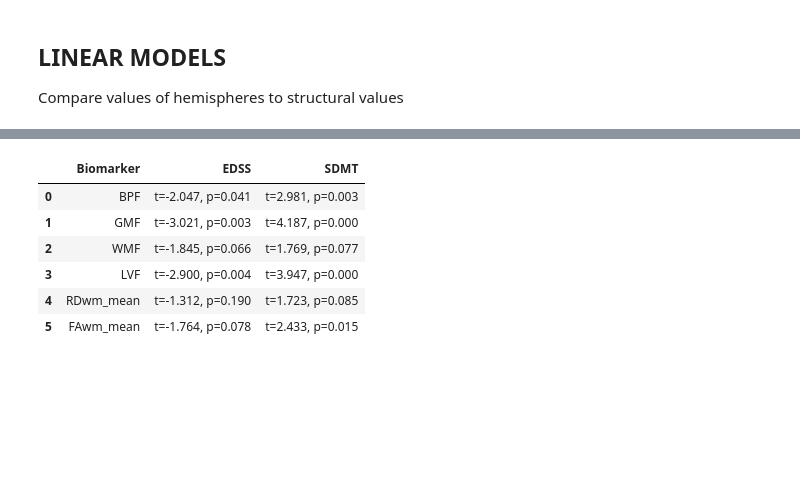
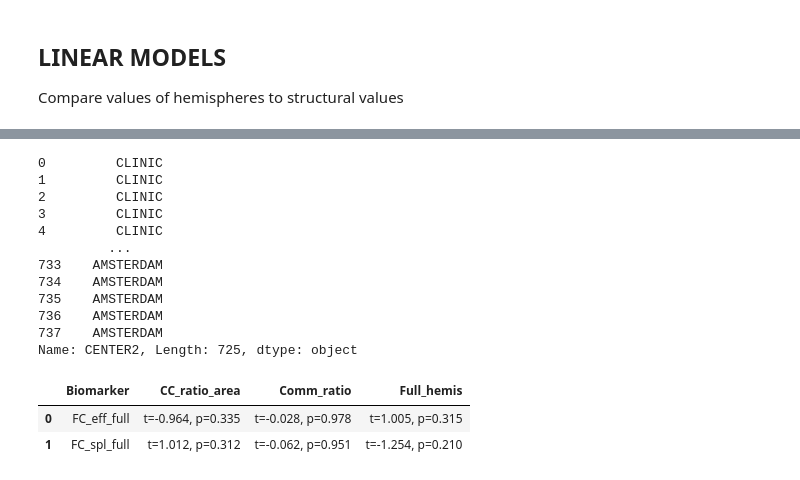
Before and after one commit to GerardMJuan/GraphNetworkMarkers, a Jupyter notebook: linear_models.ipynb, the cells around one changed output, grey strips where cells are left out. Saved outputs shown, nothing was run; the diff lists cells and outputs as text; code cells hidden in the pictures; blank space fills up the shorter version.

```diff
--- a/linear_models.ipynb
+++ b/linear_models.ipynb
@@ -17,20 +21,22 @@ from functools import reduce
 base_dir_linux =  f'/home/extop/GERARD/DATA/MAGNIMS2021/'
 base_dir_win = f'C:/Users/gerar/Documents/graph_values/'
 
-csv_cc = f'{base_dir_win}/cc.csv'
-csv_hemis = f'{base_dir_win}/graph_intrainter_cort_G_SC.csv'
-csv_hemis_nodes = f'{base_dir_win}/graph_nodes_SC.csv'
-csv_total = f'{base_dir_win}/data_total.csv'
-extracted_values_path  = f'{base_dir_win}/extracted_values.csv'
+csv_cc = f'{base_dir_linux}/cc.csv'
+csv_hemis = f'{base_dir_linux}/graph_values/graph_intrainter_cort_G_SC.csv'
+csv_hemis_FC = f'{base_dir_linux}/graph_values/graph_G_FC.csv'
+csv_hemis_nodes = f'{base_dir_linux}/graph_values/graph_nodes_SC.csv'
+csv_total = f'{base_dir_linux}/data_total.csv'
+extracted_values_path  = f'{base_dir_linux}/extracted_values.csv'
 
 df_cc = pd.read_csv(csv_cc)
 df_hemis = pd.read_csv(csv_hemis)
+df_hemis_FC = pd.read_csv(csv_hemis_FC)
 df_extracted = pd.read_csv(extracted_values_path)
 df_hemis_nodes = pd.read_csv(csv_hemis_nodes)
 df_total = pd.read_csv(csv_total)
 # %%
 # merge results and total
-data_frames = [df_total, df_cc, df_hemis, df_extracted]
+data_frames = [df_total, df_cc, df_hemis, df_extracted, df_hemis_FC]
 df_merged = reduce(lambda  left,right: pd.merge(left,right,on=["SubjID", "CENTER"]), data_frames)
 
 df_merged = df_merged[df_merged.QC == "Y"]
@@ -39,6 +45,8 @@ len(df_merged)
 df_merged['disease'] = np.where(df_merged['GROUP']=='HC', "HC", "MS")
 
 df_merged["Full_hemis"] = ( df_merged["SC_L_avg_spl"] + df_merged["SC_R_avg_spl"] ) / 2
+df_merged["FC_spl_full"] = ( df_merged["FC_L_avg_spl"] + df_merged["FC_R_avg_spl"] ) / 2
+df_merged["FC_eff_full"] = ( df_merged["FC_L_efficiency"] + df_merged["FC_R_efficiency"] ) / 2
 
 df_merged["Full_CC"] = df_merged["CC_Posterior"] + df_merged["CC_Mid_Posterior"] + df_merged["CC_Central"] + df_merged["CC_Mid_Anterior"] + df_merged["CC_Anterior"]
 df_merged["Comm_ratio_approx"] = ( df_merged["CC_Posterior"] + df_merged["CC_Mid_Posterior"] + df_merged["CC_Central"] + df_merged["CC_Mid_Anterior"] + df_merged["CC_Anterior"] ) / df_merged["EstimatedTotalIntraCranialVol"]
@@ -129,47 +414,63 @@ Full_CC
 Comm_ratio_approx
 CC_ratio_area
 Full_hemis
+FC_eff_full
+FC_spl_full
+
 """
+print(df_merged["CENTER2"])
+# direct linear model
+structural_dmg_vars = ["FC_eff_full", "FC_spl_full"]
+dependent_vars = ["Full_hemis", "Comm_ratio", "CC_ratio_area"]
 
-structural_dmg_vars = ["BPF", "GMF", "WMF", "LVF", "RDwm_mean", "FAwm_mean"]
+## linear models accounting for structural dmg
+# structural_dmg_vars = ["BPF", "GMF", "WMF", "LVF", "RDwm_mean", "FAwm_mean"]
+# dependent_vars = ["EDSS", "SDMT"]
 df_results_glm = pd.DataFrame()
-dependent_vars = ["EDSS", "SDMT"]
-variable_to_test_for = "Full_hemis"
+variable_to_test_for = "CC_ratio_area"
 type_of_model = "glm" # "logit" or "glm"
 
 for biomarker in structural_dmg_vars:
 
     results_to_save = {}
     for xvar in dependent_vars:
         df_figure = df_merged.dropna(subset=[biomarker])
 
         #normalize between 0 and 1 the values of the biomarker
         if type_of_model == "logit":
             df_figure[dependent_vars] = (df_figure[dependent_vars] - df_figure[dependent_vars].min()) / (df_figure[dependent_vars].max() - df_figure[dependent_vars].min())
 
-        formula = f'{xvar} ~ {variable_to_test_for} + {biomarker} + AGE + C(SEX) + C(CENTER2)'
+        formula = f'{biomarker} ~ {xvar} + AGE + C(SEX) + C(CENTER2)'
 
         if type_of_model == "logit":
             results = smf.logit(formula, data=df_figure).fit()
         elif type_of_model == "glm":
             results = smf.ols(formula, data=df_figure).fit()
         else: results = "NA"
-        tstat = results.tvalues[variable_to_test_for] # tstat value for the test, biomarker
-        pval = results.pvalues[variable_to_test_for] # pval for the test, bimoarker
+        tstat = results.tvalues[xvar] # tstat value for the test, biomarker
+        pval = results.pvalues[xvar] # pval for the test, bimoarker
         str_save = f"t={tstat:.3f}, p={pval:.3f}"
 
         results_to_save[xvar] = str_save
 
-    df_results_glm = df_results_glm.append({'Biomarker': biomarker, 'EDSS': results_to_save["EDSS"], 'SDMT': results_to_save["SDMT"]}, ignore_index=True)
+    df_results_glm = df_results_glm.append({'Biomarker': biomarker, 'Full_hemis': results_to_save["Full_hemis"], 'Comm_ratio': results_to_save["Comm_ratio"], 'CC_ratio_area': results_to_save["CC_ratio_area"]}, ignore_index=True)
 
 # remove index from df
 df_results_glm = df_results_glm.reset_index(drop=True)
 display(df_results_glm)
 # %% [output]
+0         CLINIC
+1         CLINIC
+2         CLINIC
+3         CLINIC
+4         CLINIC
+         ...
+733    AMSTERDAM
+734    AMSTERDAM
+735    AMSTERDAM
+736    AMSTERDAM
+737    AMSTERDAM
+Name: CENTER2, Length: 725, dtype: object
-|  | Biomarker | EDSS | SDMT |
-| 0 | BPF | t=-2.047, p=0.041 | t=2.981, p=0.003 |
-| 1 | GMF | t=-3.021, p=0.003 | t=4.187, p=0.000 |
-| 2 | WMF | t=-1.845, p=0.066 | t=1.769, p=0.077 |
-| 3 | LVF | t=-2.900, p=0.004 | t=3.947, p=0.000 |
-| 4 | RDwm_mean | t=-1.312, p=0.190 | t=1.723, p=0.085 |
-| 5 | FAwm_mean | t=-1.764, p=0.078 | t=2.433, p=0.015 |
+|  | Biomarker | CC_ratio_area | Comm_ratio | Full_hemis |
+| 0 | FC_eff_full | t=-0.964, p=0.335 | t=-0.028, p=0.978 | t=1.005, p=0.315 |
+| 1 | FC_spl_full | t=1.012, p=0.312 | t=-0.062, p=0.951 | t=-1.254, p=0.210 |
```
Also changed, not shown: parts of 9 cells of this notebook, 4 other files.
